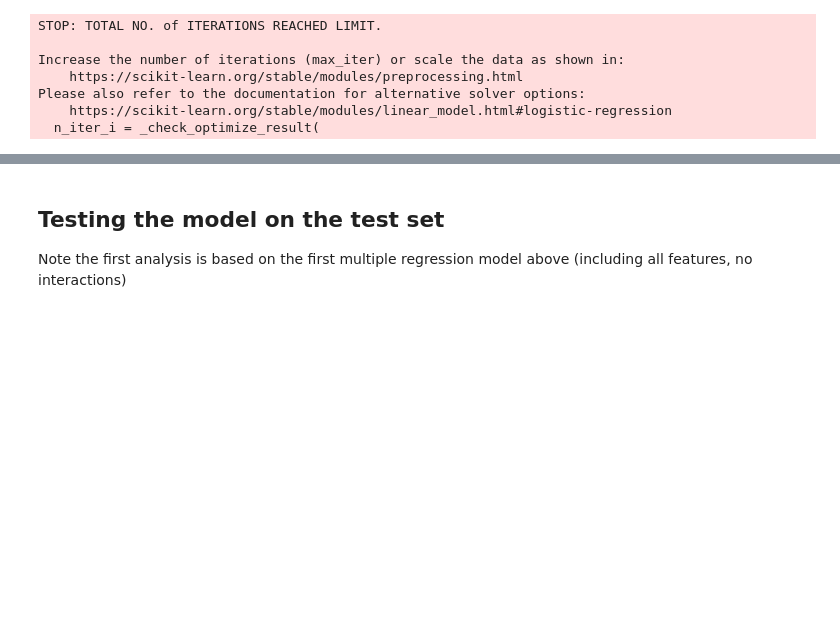
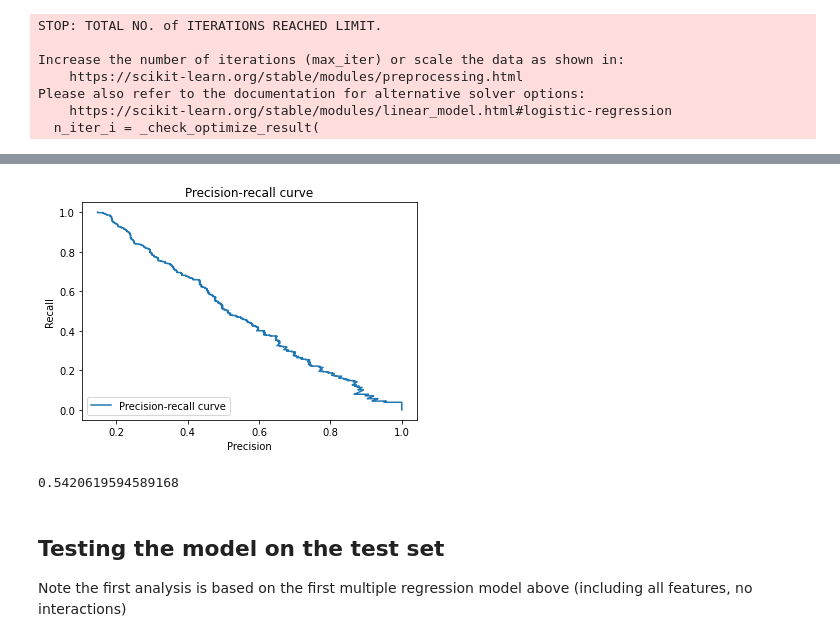
Before and after one commit to tawney-kirkland/03-mcnulty, a Jupyter notebook: data-processing_logreg.ipynb, the cells around one changed output, grey strips where cells are left out. Saved outputs shown, nothing was run; the diff lists cells and outputs as text; code cells hidden in the pictures; blank space fills up the shorter version.

```diff
--- a/data-processing_logreg.ipynb
+++ b/data-processing_logreg.ipynb
@@ -1074,3 +1115,19 @@ plot_roc(df_val_12_re['bank_acc'],df_val_12_re['proba_bank'],fpr_12o,tpr_12o)
+# %%
+precision13o, recall13o, thresholds_13o = precision_recall_curve(df_val_13o['bank_acc'],
+                                                                    df_val_13o['proba_bank'])
+# %%
+plt.plot(precision13o, recall13o, label='Precision-recall curve')
+_ = plt.xlabel('Precision')
+_ = plt.ylabel('Recall')
+_ = plt.title('Precision-recall curve')
+_ = plt.legend(loc="lower left")
+# %% [output]
+[figure, added]
+# %%
+auc13o = auc(recall13o, precision13o)
+auc13o
+# %% [output]
+0.5420619594589168
 # %% [markdown]
 ## Testing the model on the test set
 
```
Also changed, not shown: parts of 47 cells of this notebook, 3 other files.
